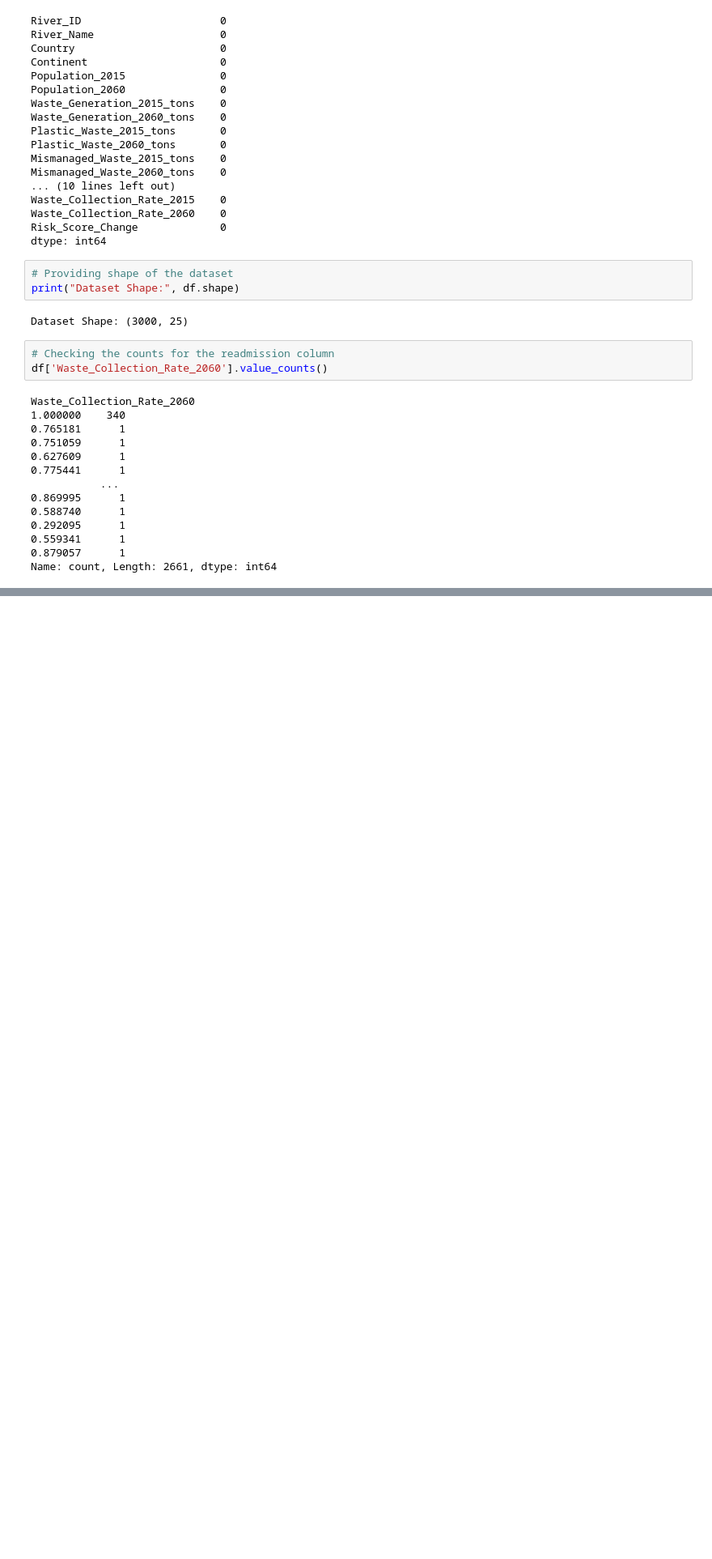
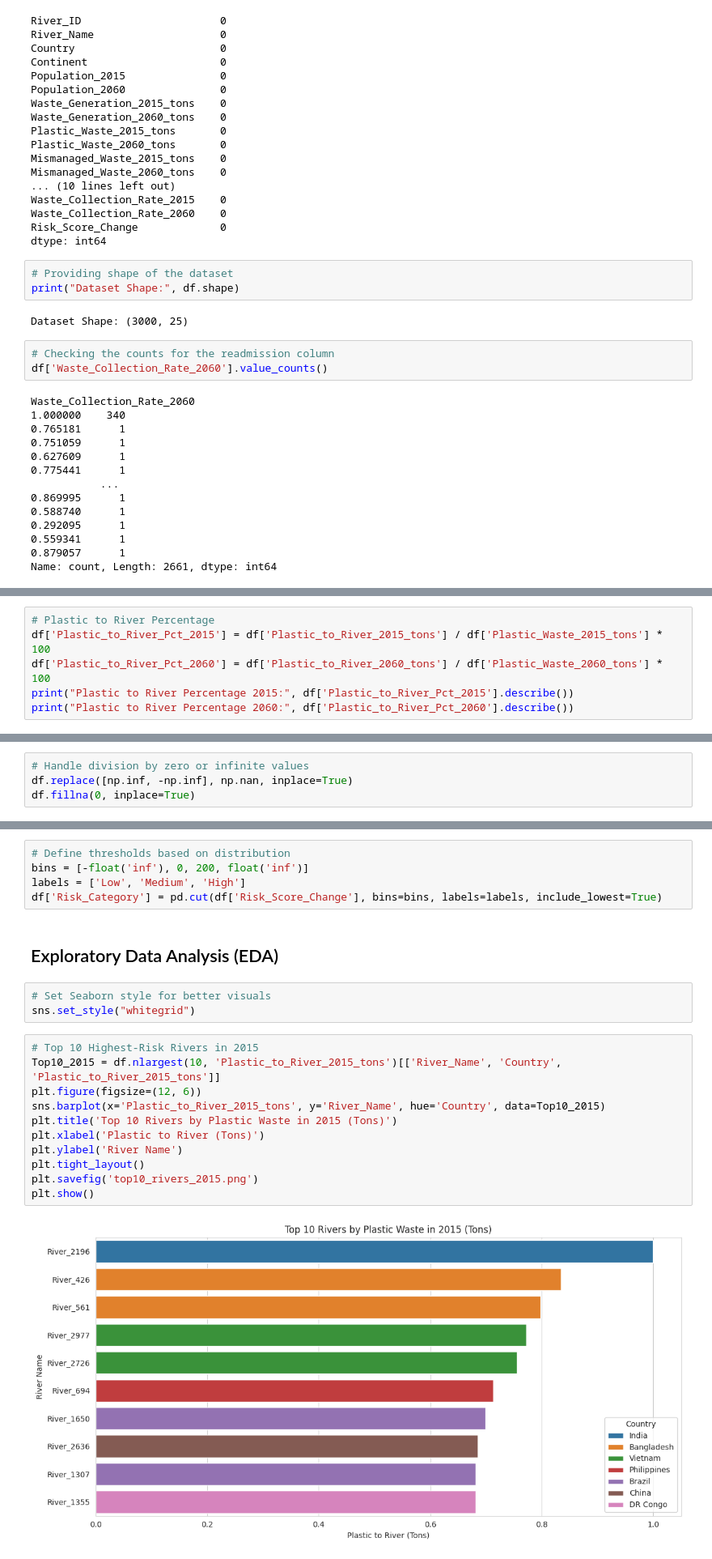
Before and after one commit to Phionanamugga/Assessment_River_Plastic_Pollution, a Jupyter notebook: assessment.ipynb, the cells around one changed output, grey strips where cells are left out. Shown at 81% size. Cells and saved outputs as stored; diff of their text form; blank space fills up the shorter version.

```diff
--- a/assessment.ipynb
+++ b/assessment.ipynb
@@ -175,0 +212,6 @@ XGBoost Regressor Performance:
+# %%
+# Plastic to River Percentage
+df['Plastic_to_River_Pct_2015'] = df['Plastic_to_River_2015_tons'] / df['Plastic_Waste_2015_tons'] * 100
+df['Plastic_to_River_Pct_2060'] = df['Plastic_to_River_2060_tons'] / df['Plastic_Waste_2060_tons'] * 100
+print("Plastic to River Percentage 2015:", df['Plastic_to_River_Pct_2015'].describe())
+print("Plastic to River Percentage 2060:", df['Plastic_to_River_Pct_2060'].describe())
@@ -175,0 +237,4 @@ XGBoost Regressor Performance:
+# %%
+# Handle division by zero or infinite values
+df.replace([np.inf, -np.inf], np.nan, inplace=True)
+df.fillna(0, inplace=True)
@@ -175,0 +257,23 @@ XGBoost Regressor Performance:
+# %%
+# Define thresholds based on distribution
+bins = [-float('inf'), 0, 200, float('inf')]
+labels = ['Low', 'Medium', 'High']
+df['Risk_Category'] = pd.cut(df['Risk_Score_Change'], bins=bins, labels=labels, include_lowest=True)
+# %% [markdown]
+## Exploratory Data Analysis (EDA)
+# %%
+# Set Seaborn style for better visuals
+sns.set_style("whitegrid")
+# %%
+# Top 10 Highest-Risk Rivers in 2015
+Top10_2015 = df.nlargest(10, 'Plastic_to_River_2015_tons')[['River_Name', 'Country', 'Plastic_to_River_2015_tons']]
+plt.figure(figsize=(12, 6))
+sns.barplot(x='Plastic_to_River_2015_tons', y='River_Name', hue='Country', data=Top10_2015)
+plt.title('Top 10 Rivers by Plastic Waste in 2015 (Tons)')
+plt.xlabel('Plastic to River (Tons)')
+plt.ylabel('River Name')
+plt.tight_layout()
+plt.savefig('top10_rivers_2015.png')
+plt.show()
+# %% [output]
+[figure, added]
```
Also changed, not shown: parts of 38 cells of this notebook.
